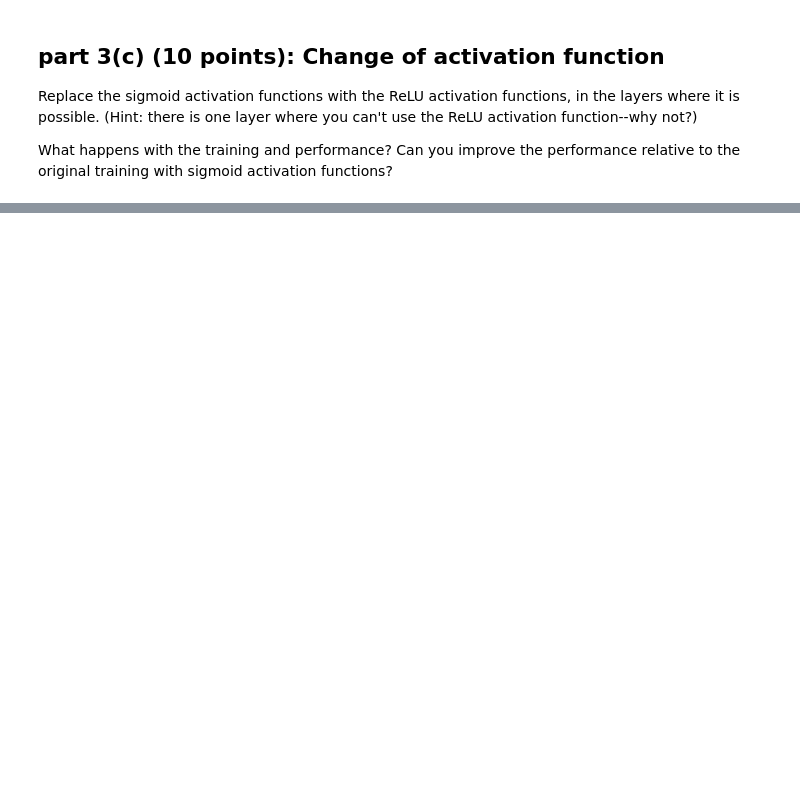
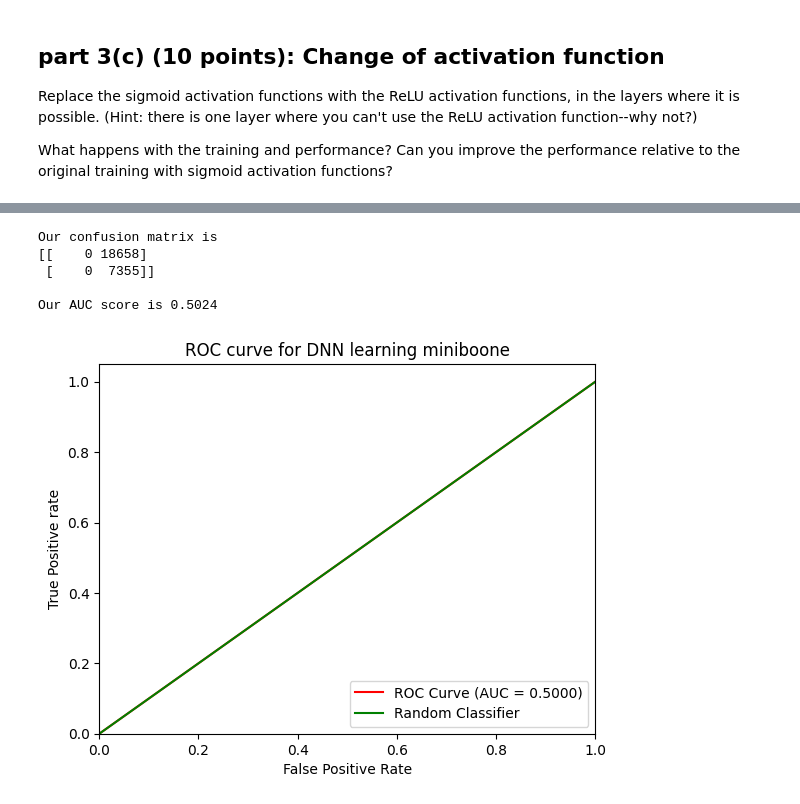
Before and after one commit to PranavKamat06/phys152-2026, a Jupyter notebook: Exercises/Homework-2.ipynb, the cells around one changed output, grey strips where cells are left out. Saved outputs shown, nothing was run; the diff lists cells and outputs as text; code cells hidden in the pictures; blank space fills up the shorter version.

```diff
--- a/Exercises/Homework-2.ipynb
+++ b/Exercises/Homework-2.ipynb
@@ -205,0 +540,29 @@ What happens with the training and performance? Can you improve the performance
+# %%
+from sklearn.metrics import confusion_matrix, roc_curve, auc
+model.eval()
+with torch.no_grad():
+    y_test_proba = model(X_test).cpu().numpy().ravel()
+y_pred = (y_test_proba >=0.5).astype(int)
+y_test_1d = y_test.cpu().numpy().ravel()
+cm = confusion_matrix(y_test_1d, y_pred)
+print("Our confusion matrix is " + f"\n" + f"{cm}")
+print(f"\nOur AUC score is {roc_auc:.4f}\n")
+fpr, tpr, thresholds = metrics.roc_curve(y_test_1d, y_test_proba)
+roc_auc = metrics.auc(fpr, tpr)
+plt.figure.figsize=(8,6)
+plt.plot(fpr, tpr, color = 'red', label=f'ROC Curve (AUC = {roc_auc:.4f})')
+plt.plot([0, 1], [0, 1], color = 'green', label=f'Random Classifier')
+plt.xlim([0.0, 1.0])
+plt.ylim([0.0, 1.05])
+plt.xlabel('False Positive Rate')
+plt.ylabel('True Positive rate')
+plt.title('ROC curve for DNN learning miniboone')
+plt.legend(loc='lower right')
+plt.show()
+# %% [output]
+Our confusion matrix is
+[[    0 18658]
+ [    0  7355]]
+
+Our AUC score is 0.5024
+[figure, added]
```
Also changed, not shown: parts of 15 cells of this notebook.
